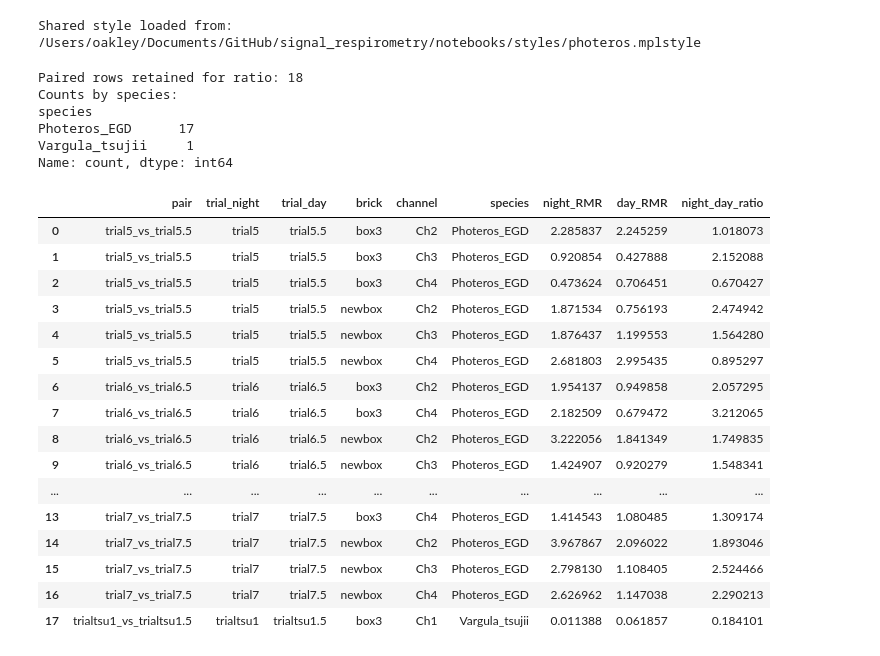
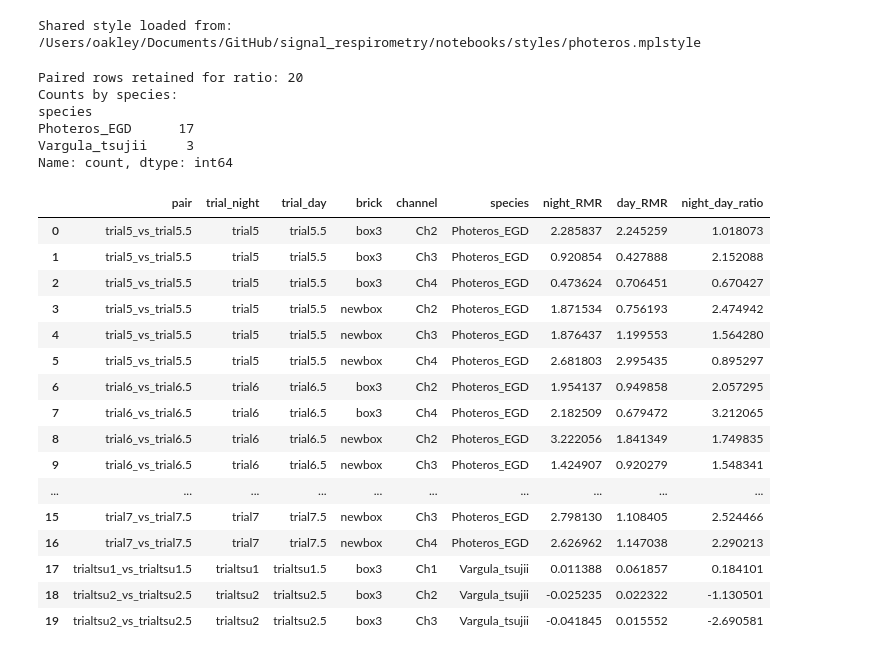
Before and after one commit to ucsb-oakley-lab/signal_respirometry, a Jupyter notebook: notebooks/TempTsujii_Figure_diurnal.ipynb, the cells around one changed output. Saved outputs shown, nothing was run; the diff lists cells and outputs as text; code cells hidden in the pictures.

```diff
--- a/notebooks/TempTsujii_Figure_diurnal.ipynb
+++ b/notebooks/TempTsujii_Figure_diurnal.ipynb
@@ -81,6 +81,7 @@ pair_trials = [
     ('trial6', 'trial6.5'),
     ('trial7', 'trial7.5'),
     ('trialtsu1', 'trialtsu1.5'),
+    ('trialtsu2', 'trialtsu2.5'),
 ]
 
 paired_rows = []
@@ -117,40 +118,40 @@ for t_a, t_b in pair_trials:
             'channel': channel,
             'species': species,
             'night_RMR': night_rmr,
             'day_RMR': day_rmr,
             'night_day_ratio': night_rmr / day_rmr,
         })
 
 ratio_df = pd.DataFrame(paired_rows)
 print(f'Paired rows retained for ratio: {len(ratio_df)}')
 if not ratio_df.empty:
     print('Counts by species:')
     print(ratio_df['species'].value_counts())
 display(ratio_df)
 # %% [output]
-Paired rows retained for ratio: 18
+Paired rows retained for ratio: 20
 Counts by species:
 species
 Photeros_EGD      17
-Vargula_tsujii     1
+Vargula_tsujii     3
 Name: count, dtype: int64
 |  | pair | trial_night | trial_day | brick | channel | species | night_RMR | day_RMR | night_day_ratio |
 | 0 | trial5_vs_trial5.5 | trial5 | trial5.5 | box3 | Ch2 | Photeros_EGD | 2.285837 | 2.245259 | 1.018073 |
 | 1 | trial5_vs_trial5.5 | trial5 | trial5.5 | box3 | Ch3 | Photeros_EGD | 0.920854 | 0.427888 | 2.152088 |
 | 2 | trial5_vs_trial5.5 | trial5 | trial5.5 | box3 | Ch4 | Photeros_EGD | 0.473624 | 0.706451 | 0.670427 |
 | 3 | trial5_vs_trial5.5 | trial5 | trial5.5 | newbox | Ch2 | Photeros_EGD | 1.871534 | 0.756193 | 2.474942 |
 | 4 | trial5_vs_trial5.5 | trial5 | trial5.5 | newbox | Ch3 | Photeros_EGD | 1.876437 | 1.199553 | 1.564280 |
 | 5 | trial5_vs_trial5.5 | trial5 | trial5.5 | newbox | Ch4 | Photeros_EGD | 2.681803 | 2.995435 | 0.895297 |
 | 6 | trial6_vs_trial6.5 | trial6 | trial6.5 | box3 | Ch2 | Photeros_EGD | 1.954137 | 0.949858 | 2.057295 |
 | 7 | trial6_vs_trial6.5 | trial6 | trial6.5 | box3 | Ch4 | Photeros_EGD | 2.182509 | 0.679472 | 3.212065 |
 | 8 | trial6_vs_trial6.5 | trial6 | trial6.5 | newbox | Ch2 | Photeros_EGD | 3.222056 | 1.841349 | 1.749835 |
 | 9 | trial6_vs_trial6.5 | trial6 | trial6.5 | newbox | Ch3 | Photeros_EGD | 1.424907 | 0.920279 | 1.548341 |
 | ... | ... | ... | ... | ... | ... | ... | ... | ... | ... |
-| 13 | trial7_vs_trial7.5 | trial7 | trial7.5 | box3 | Ch4 | Photeros_EGD | 1.414543 | 1.080485 | 1.309174 |
-| 14 | trial7_vs_trial7.5 | trial7 | trial7.5 | newbox | Ch2 | Photeros_EGD | 3.967867 | 2.096022 | 1.893046 |
 | 15 | trial7_vs_trial7.5 | trial7 | trial7.5 | newbox | Ch3 | Photeros_EGD | 2.798130 | 1.108405 | 2.524466 |
 | 16 | trial7_vs_trial7.5 | trial7 | trial7.5 | newbox | Ch4 | Photeros_EGD | 2.626962 | 1.147038 | 2.290213 |
 | 17 | trialtsu1_vs_trialtsu1.5 | trialtsu1 | trialtsu1.5 | box3 | Ch1 | Vargula_tsujii | 0.011388 | 0.061857 | 0.184101 |
+| 18 | trialtsu2_vs_trialtsu2.5 | trialtsu2 | trialtsu2.5 | box3 | Ch2 | Vargula_tsujii | -0.025235 | 0.022322 | -1.130501 |
+| 19 | trialtsu2_vs_trialtsu2.5 | trialtsu2 | trialtsu2.5 | box3 | Ch3 | Vargula_tsujii | -0.041845 | 0.015552 | -2.690581 |
 # %%
 # Box-and-whisker + points: y-axis is night/day metabolic-rate ratio, grouped by species.
 if ratio_df.empty:
```
Also changed, not shown: parts of 4 cells of this notebook, 21 other files.
